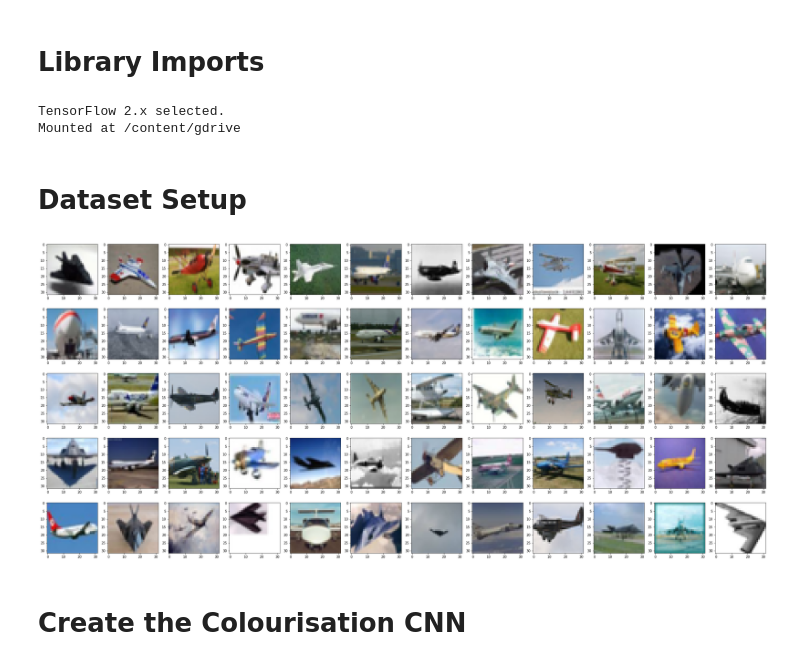
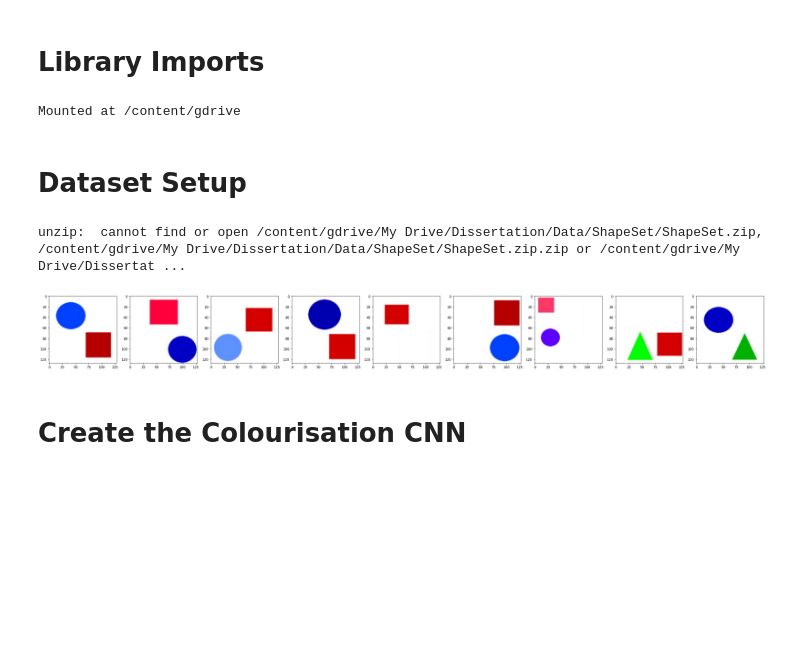
Before and after one commit to conwayjw97/Image-Colourisation-with-Deep-Learning, a Jupyter notebook: src/DCNN.ipynb, the cells around one changed output. Saved outputs shown, nothing was run; the diff lists cells and outputs as text; code cells hidden in the pictures; blank space fills up the shorter version.

```diff
--- a/src/DCNN.ipynb
+++ b/src/DCNN.ipynb
@@ -3,10 +5,10 @@
 # %%
 # Insert an integer value for the DATASET_CHOICE variable below
-# 0 = Symbol Set
+# 0 = Shape Set
 # 1 = cifar10 (You can also choose a class with the CIFAR10_CLASS variable)
 # 2 = Celeb faces
 # 3 = ImageNette (You must choose a category with the IMAGENETTE_CATEGORY variable)
-DATASET_CHOICE = 1
+DATASET_CHOICE = 0
 
 # If you wish to use a specific cifar10 class, specify one here, otherwise assign the variable to None
 # 0 = airplane
@@ -46,13 +50,13 @@ INPUT_IMAGE = 10
 # %% [markdown]
 # Library Imports
 # %%
+# TODO: Test which of these imports are needed
+
 from __future__ import absolute_import, division, print_function, unicode_literals
 try:
-  # %tensorflow_version only exists in Colab.
   %tensorflow_version 2.x
 except Exception:
   pass
-
 
 import tensorflow as tf
 import os
@@ -61,50 +65,46 @@ import numpy as np
 import math
 import time
 from scipy.ndimage.filters import gaussian_filter1d
-from tensorflow.keras import layers, models, backend, utils, optimizers, regularizers
+from tensorflow.keras import models, backend, utils, optimizers, regularizers
+from tensorflow.keras.layers import Input, Conv2D, Dropout, UpSampling2D
+from tensorflow.keras.models import Model
 from tensorflow.keras.datasets import cifar10
 from tensorflow.keras.preprocessing.image import ImageDataGenerator
+from skimage import io
 from google.colab import drive, files
-from tensorflow.keras.wrappers.scikit_learn import KerasRegressor
-from sklearn.model_selection import GridSearchCV
 
 drive.mount("/content/gdrive", force_remount=True)
-base_dir = "/content/gdrive/My Drive/Neural Network Models/"
 # %% [output]
-TensorFlow 2.x selected.
 Mounted at /content/gdrive
 # %% [markdown]
 # Dataset Setup
 # %%
-# TODO: DECIDE ON GITHUB OR DRIVE FOR HOSTING
-# TODO: ADD CODE TO SAVE TRAINED MODEL
 if(DATASET_CHOICE == 0):
-  from google.colab import drive, files
-  drive.mount("/content/gdrive", force_remount=True)
-  !unzip -uq "/content/gdrive/My Drive/Dissertation/Data/SymbolSet/SymbolSet.zip" -d "/content/gdrive/My Drive/Dissertation/Data/SymbolSet/"
-  base_dir = "/content/gdrive/My Drive/Dissertation/Data/SymbolSet/Symbol Set"
+  BATCH_SIZE = 10
+
+  !unzip -uq "/content/gdrive/My Drive/Dissertation/Data/ShapeSet/ShapeSet.zip" -d "/content/gdrive/My Drive/Dissertation/Data/ShapeSet/"
+  base_dir = "/content/gdrive/My Drive/Dissertation/Data/ShapeSet"
 
   images = []
   for image in io.imread_collection(base_dir + "/*.jpg"):
-    image = np.array(resize(image, (128, 128)))
     if(image.shape == (128, 128, 3)):
-      images.append(image)
+      images.append(np.array(image))
+  indices = np.arange(len(images))
+  np.random.shuffle(indices)
+  images = np.array(images)[indices]
   train_images = np.array(images[1:-1:2])
   test_images = np.array(images[0:-2:2])
+
+  train_images = train_images / 255.0
+  test_images = test_images / 255.0
 
   output_count = 9
   index_offset = 0
 
-  print(train_images.shape)
-
-  indexes = np.array([np.arange(5,8)])
-  indexes = np.append(indexes, np.arange(8,11))
-  indexes = np.append(indexes, np.arange(20,23))
-  output_images = np.array(images)[indexes]
   fig = plt.figure(figsize=(39, 21))
   for i in range(output_count):
     ax = fig.add_subplot(1,output_count,i+1)
-    plt.imshow(output_images[i])
+    plt.imshow(images[i])
 
   train_yuv  = tf.image.rgb_to_yuv(train_images)
   train_y = (train_images[:,:,:,0] + train_images[:,:,:,1] + train_images[:,:,:,2]) / 3
@@ -115,6 +115,9 @@ if(DATASET_CHOICE == 0):
   test_y = (test_images[:,:,:,0] + test_images[:,:,:,1] + test_images[:,:,:,2]) / 3
   test_y = tf.expand_dims(test_y[:,:,:], 3)
   test_uv = test_yuv[:,:,:,1:]
+
+  if(MODEL_NAME is None):
+    MODEL_NAME = "ShapeSet"
 
 elif(DATASET_CHOICE == 1):
   (train_images, train_labels), (test_images, test_labels) = cifar10.load_data()
@@ -151,6 +154,12 @@ elif(DATASET_CHOICE == 1):
   test_y = tf.expand_dims(test_yuv[:,:,:,0], 3)
   test_uv = test_yuv[:,:,:,1:]
 
+  if(MODEL_NAME is None):
+    if(CIFAR10_CLASS is not None):
+      MODEL_NAME = "Cifar10-" + CIFAR10_CLASS
+    else:
+      MODEL_NAME = "Cifar10"
+
 elif(DATASET_CHOICE == 2):
   !git clone https://github.com/2014mchidamb/DeepColorization/
 
@@ -179,9 +188,10 @@ elif(DATASET_CHOICE == 2):
   test_y = tf.expand_dims(test_yuv[:,:,:,0], 3)
   test_uv = test_yuv[:,:,:,1:]
 
+  if(MODEL_NAME is None):
+    MODEL_NAME = "Faces"
+
 elif(DATASET_CHOICE == 3):
-  from google.colab import drive, files
-  drive.mount("/content/gdrive", force_remount=True)
   base_dir = "/content/gdrive/My Drive/Dissertation/Data/imagenette2-160/"
 
   categories = {"dog":"n02102040", "paraglider":"n03888257", "golfball":"n03445777", "church":"n03028079", "fish":"n01440764"}
@@ -193,33 +203,37 @@ elif(DATASET_CHOICE == 3):
       images.append(image)
   train_images = np.array(images)
   images = []
   for image in io.imread_collection(base_dir + "val/" + categories[IMAGENETTE_CATEGORY] + "/*.JPEG"):
     image = np.array(resize(image, (128, 128)))
     if(image.shape == (128, 128, 3)):
       images.append(image)
   test_images = np.array(images)
 
   fig = plt.figure(figsize=(39, 21))
   count = 0
   for i in range(5):
     for j in range(12):
       ax = fig.add_subplot(6,12,count+1)
       ax.axes.get_xaxis().set_visible(False)
       ax.axes.get_yaxis().set_visible(False)
       plt.imshow(train_images[30+count])
       count += 1
 
   index_offset = 0
   output_count = 12
 
   train_yuv  = tf.image.rgb_to_yuv(train_images)
   train_y = tf.expand_dims(train_yuv[:,:,:,0], 3)
   train_uv = train_yuv[:,:,:,1:]
 
   test_yuv = tf.image.rgb_to_yuv(test_images)
   test_y = tf.expand_dims(test_yuv[:,:,:,0], 3)
   test_uv = test_yuv[:,:,:,1:]
+
+  if(MODEL_NAME is None):
+    MODEL_NAME = "Imagenette-" + categories[IMAGENETTE_CATEGORY]
 # %% [output]
+unzip:  cannot find or open /content/gdrive/My Drive/Dissertation/Data/ShapeSet/ShapeSet.zip, /content/gdrive/My Drive/Dissertation/Data/ShapeSet/ShapeSet.zip.zip or /content/gdrive/My Drive/Dissertat ...
-[figure, old version]
+[figure, new version]
 # %% [markdown]
 # Create the Colourisation CNN
```
Also changed, not shown: parts of 18 cells of this notebook.
